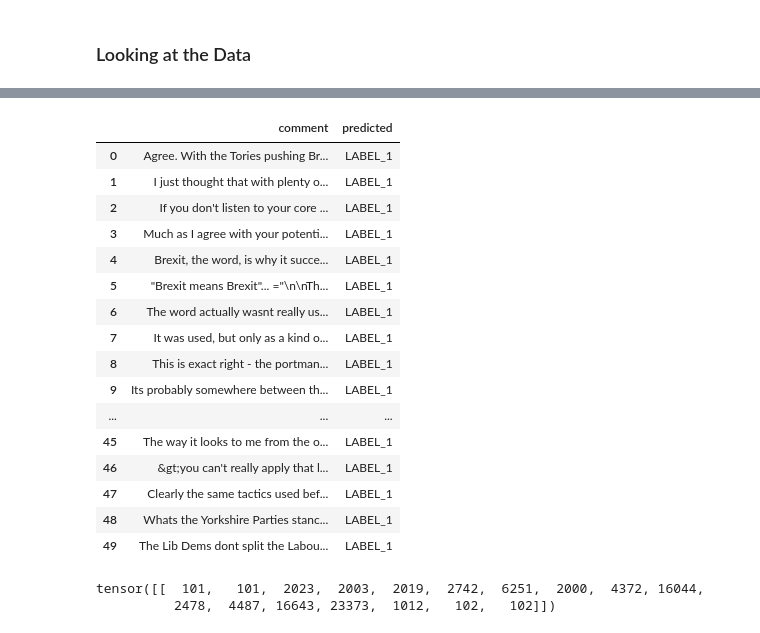
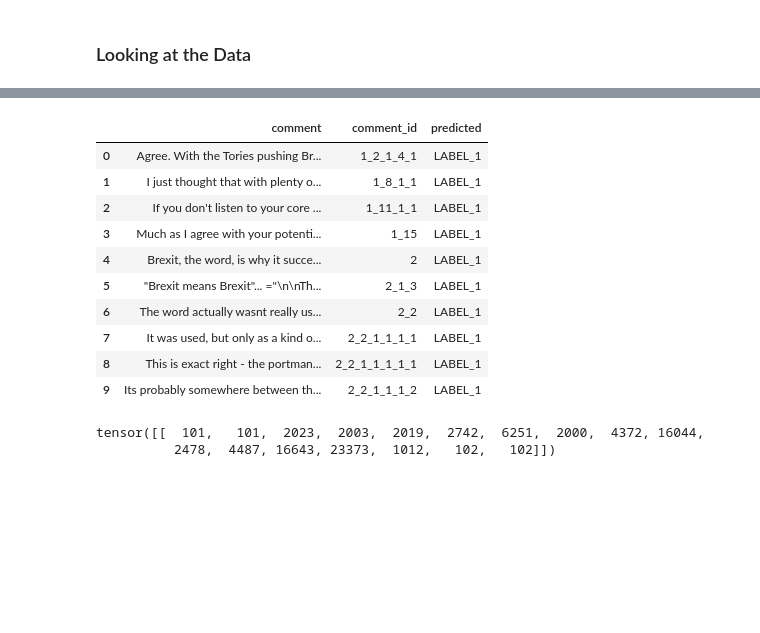
Before and after one commit to andrewtpei/Sentipedia, a Jupyter notebook: notebooks/Initial Data Analysis (Reddit csv).ipynb, the cells around one changed output, grey strips where cells are left out. Saved outputs shown, nothing was run; the diff lists cells and outputs as text; code cells hidden in the pictures; blank space fills up the shorter version.

```diff
--- a/notebooks/Initial Data Analysis (Reddit csv).ipynb
+++ b/notebooks/Initial Data Analysis (Reddit csv).ipynb
@@ -56,4 +57,4 @@ True
 # %%
-df_reddit = pd.read_csv('reddit.csv', usecols=['comment'])
+df_reddit = pd.read_csv('reddit.csv', usecols=['comment', 'comment_id'])
 df_reddit.head()
 # %% [output]
@@ -71,5 +69,5 @@ df_reddit_full
 # %%
-df_reddit_nltk = df_reddit.head(50).copy()
+df_reddit_nltk = df_reddit.head(10).copy()
 
 analyzer = SentimentIntensityAnalyzer()
 i = 0
@@ -82,7 +80,5 @@ for comment in df_reddit_nltk['comment']:
      df_reddit_nltk['score'][i] = analyzer.polarity_scores(df_reddit_nltk['comment'][i])
      i = i + 1
 
-pd.set_option('display.max_colwidth', None)
-pd.set_option('display.max_rows', None)
 df_reddit_nltk
 # %% [output]
@@ -129,36 +119,30 @@ model.config.id2label[predicted_class_id]
 # %%
-df_reddit_DistilBERT = df_reddit.head(50).copy()
+df_reddit_DistilBERT = df_reddit.head(10).copy()
 i = 0
 df_reddit_DistilBERT['predicted'] = None
 
 for comment in df_reddit_DistilBERT['comment']:
      inputs = tokenizer(df_reddit_DistilBERT['comment'][i], return_tensors="pt")
      with torch.no_grad():
           logits = model(**inputs).logits
 
      predicted_class_id = logits.argmax().item()
      df_reddit_DistilBERT['predicted'][i] = model.config.id2label[predicted_class_id]
      i = i + 1
 
 df_reddit_DistilBERT
 # %% [output]
-|  | comment | predicted |
-| 0 | Agree. With the Tories pushing Br... | LABEL_1 |
-| 1 | I just thought that with plenty o... | LABEL_1 |
-| 2 | If you don't listen to your core ... | LABEL_1 |
-| 3 | Much as I agree with your potenti... | LABEL_1 |
-| 4 | Brexit, the word, is why it succe... | LABEL_1 |
-| 5 | "Brexit means Brexit"... ="\n\nTh... | LABEL_1 |
-| 6 | The word actually wasnt really us... | LABEL_1 |
-| 7 | It was used, but only as a kind o... | LABEL_1 |
-| 8 | This is exact right - the portman... | LABEL_1 |
-| 9 | Its probably somewhere between th... | LABEL_1 |
-| ... | ... | ... |
-| 45 | The way it looks to me from the o... | LABEL_1 |
-| 46 | &gt;you can't really apply that l... | LABEL_1 |
-| 47 | Clearly the same tactics used bef... | LABEL_1 |
-| 48 | Whats the Yorkshire Parties stanc... | LABEL_1 |
-| 49 | The Lib Dems dont split the Labou... | LABEL_1 |
+|  | comment | comment_id | predicted |
+| 0 | Agree. With the Tories pushing Br... | 1_2_1_4_1 | LABEL_1 |
+| 1 | I just thought that with plenty o... | 1_8_1_1 | LABEL_1 |
+| 2 | If you don't listen to your core ... | 1_11_1_1 | LABEL_1 |
+| 3 | Much as I agree with your potenti... | 1_15 | LABEL_1 |
+| 4 | Brexit, the word, is why it succe... | 2 | LABEL_1 |
+| 5 | "Brexit means Brexit"... ="\n\nTh... | 2_1_3 | LABEL_1 |
+| 6 | The word actually wasnt really us... | 2_2 | LABEL_1 |
+| 7 | It was used, but only as a kind o... | 2_2_1_1_1_1 | LABEL_1 |
+| 8 | This is exact right - the portman... | 2_2_1_1_1_1_1 | LABEL_1 |
+| 9 | Its probably somewhere between th... | 2_2_1_1_1_2 | LABEL_1 |
 # %%
 text = "This is an example sentence to encode using DistilBERT."
 encoded_text = tokenizer.encode("[CLS] " + text + " [SEP]")
```
Also changed, not shown: parts of 13 cells of this notebook.
